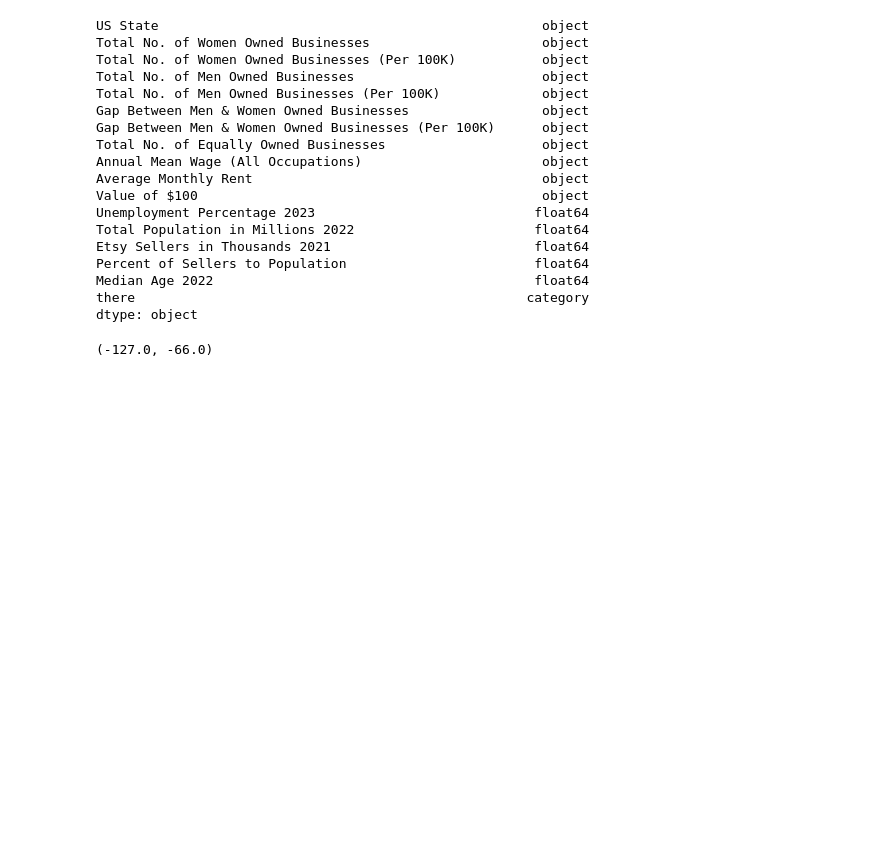
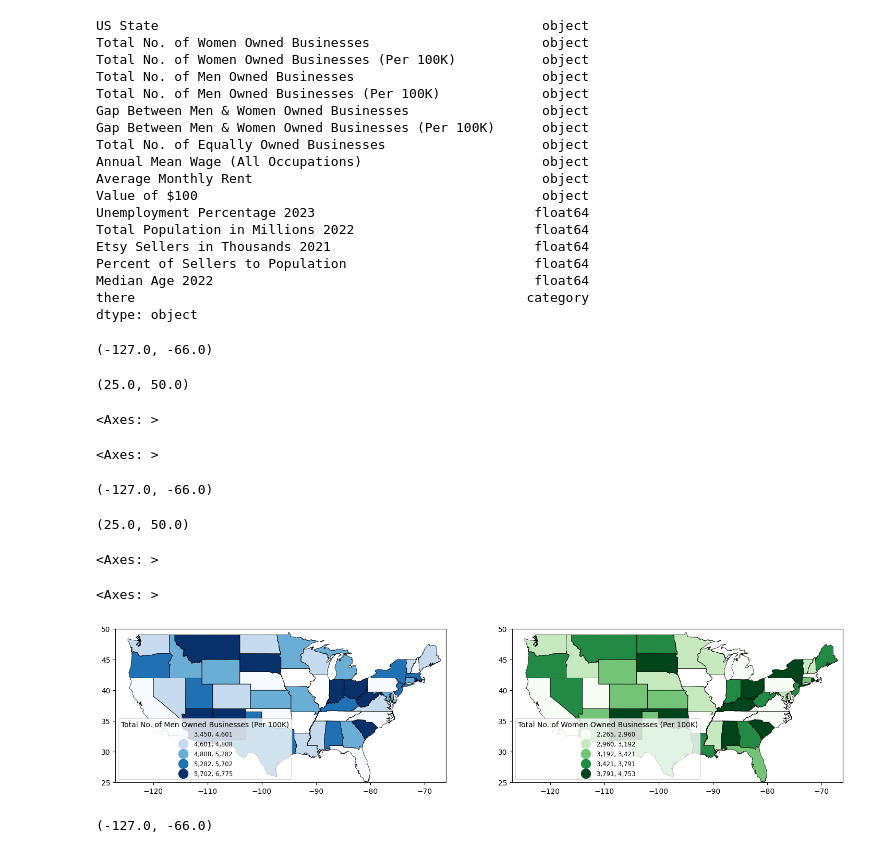
Before and after one commit to khagerthey/GIS, a Jupyter notebook: PS4.ipynb, the cells around one changed output. Saved outputs shown, nothing was run; the diff lists cells and outputs as text; code cells hidden in the pictures; blank space fills up the shorter version.

```diff
--- a/PS4.ipynb
+++ b/PS4.ipynb
@@ -496,6 +496,60 @@ Percent of Sellers to Population                        float64
 Median Age 2022                                         float64
 there                                                  category
 dtype: object
+# %%
+import geopandas as gpd
+import pandas as pd
+import matplotlib.pyplot as plt
+from mpl_toolkits.axes_grid1 import make_axes_locatable
+
+# Assuming business_states is the DataFrame with the relevant columns for mapping
+# Ensure that the state names are consistent in both DataFrames
+business_states["Total No. of Women Owned Businesses (Per 100K)"] = pd.to_numeric(business_states["Total No. of Women Owned Businesses (Per 100K)"].str.replace(',', ''), errors='coerce')
+business_states["Total No. of Men Owned Businesses (Per 100K)"] = pd.to_numeric(business_states["Total No. of Men Owned Businesses (Per 100K)"].str.replace(',', ''), errors='coerce')
+
+# Assuming continental_map_data is the GeoDataFrame for mapping
+plot_map = continental_map_data.join(business_states)
+
+# Create subplots with 1 row and 2 columns
+fig, (ax1, ax2) = plt.subplots(1, 2, figsize=(18, 8))
+
+# Set xlim and ylim for the continental US
+ax1.set_xlim(-127, -66)
+ax1.set_ylim(25, 50)
+
+# Men-owned Businesses Map
+plot_map.boundary.plot(ax=ax1, edgecolor='black', linewidth=0.5)
+plot_map.plot(ax=ax1, column='Total No. of Men Owned Businesses (Per 100K)', cmap='Blues', scheme='quantiles', k=5,
+              legend=True, legend_kwds={"fmt": "{:,.0f}", 'loc': 'lower left', 'title_fontsize': 'medium',
+                                       'fontsize': 'small', 'markerscale': 1.4, 'title': 'Total No. of Men Owned Businesses (Per 100K)'})
+
+# Your existing code for ax1 styling
+# ...
+
+# Set xlim and ylim for the continental US
+ax2.set_xlim(-127, -66)
+ax2.set_ylim(25, 50)
+
+# Women-owned Businesses Map
+plot_map.boundary.plot(ax=ax2, edgecolor='black', linewidth=0.5)
+plot_map.plot(ax=ax2, column='Total No. of Women Owned Businesses (Per 100K)', cmap='Greens', scheme='quantiles', k=5,
+              legend=True, legend_kwds={"fmt": "{:,.0f}", 'loc': 'lower left', 'title_fontsize': 'medium',
+                                       'fontsize': 'small', 'markerscale': 1.4, 'title': 'Total No. of Women Owned Businesses (Per 100K)'})
+
+# Your existing code for ax2 styling
+# ...
+
+plt.show()
+# %% [output]
+(-127.0, -66.0)
+(25.0, 50.0)
+<Axes: >
+<Axes: >
+(-127.0, -66.0)
+(25.0, 50.0)
+<Axes: >
+<Axes: >
+[figure, added]
 # %%
 import geopandas as gpd
 import pandas as pd
```
